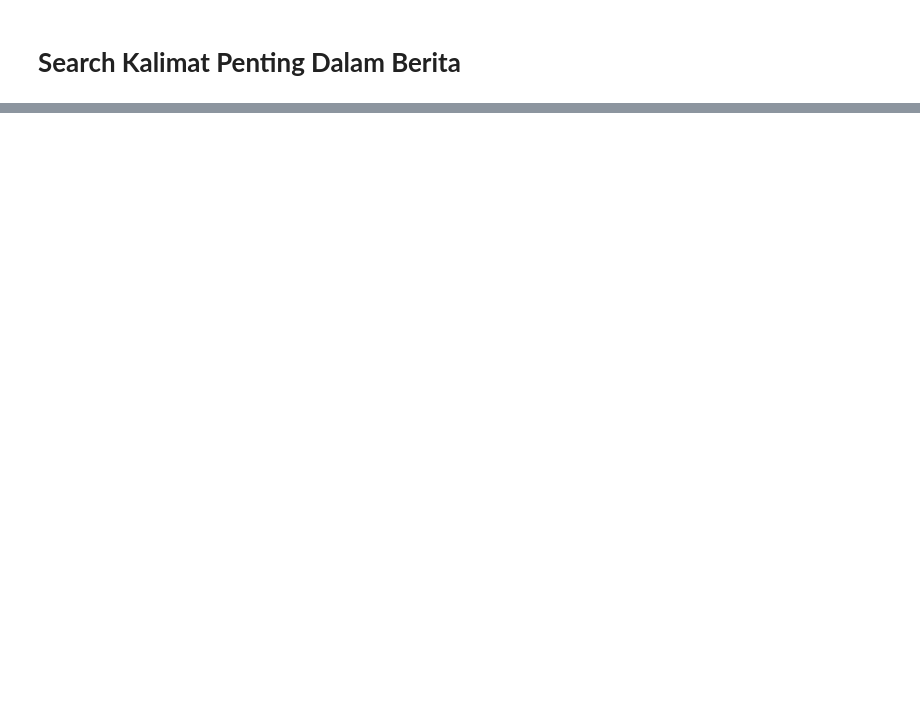
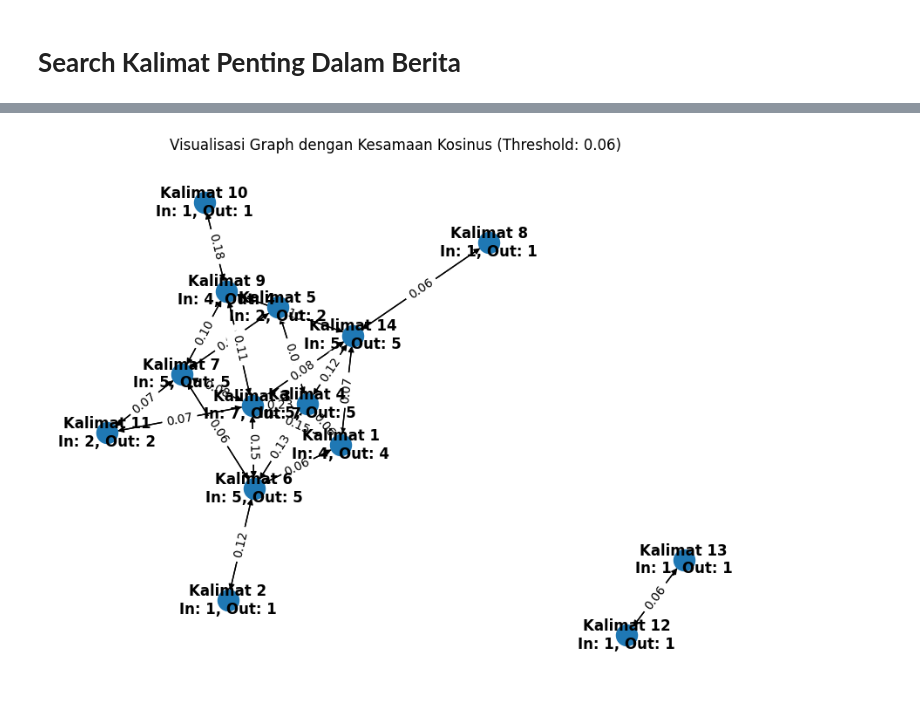
Before and after one commit to alisaSugiarti/ppw, a Jupyter notebook: _sources/Search Kalimat Penting Berita.ipynb, the cells around one changed output, grey strips where cells are left out. Drawn from its saved outputs; the diff is of its cells as text; code cells hidden in the pictures; blank space fills up the shorter version.

```diff
--- a/_sources/Search Kalimat Penting Berita.ipynb
+++ b/_sources/Search Kalimat Penting Berita.ipynb
@@ -220,3 +269,54 @@ plt.show()
+# %%
+import math
+from collections import Counter
+import networkx as nx
+from sklearn.metrics.pairwise import cosine_similarity
+import pandas as pd
+import matplotlib.pyplot as plt
+
+# Diasumsikan similarity_matrix sudah didefinisikan sebelumnya
+# Contoh similarity_matrix
+
+G = nx.DiGraph()  # Menggunakan Directed Graph agar dapat mengakses in_degree dan out_degree
+threshold = 0.06  # Threshold untuk menyambungkan node
+
+# Tambahkan semua node ke grafik
+num_nodes = len(similarity_matrix)
+G.add_nodes_from(range(num_nodes))
+
+# Tambahkan edge antara node yang nilainya melebihi threshold
+for i in range(num_nodes):
+    for j in range(num_nodes):
+        if i != j and similarity_matrix[i][j] > threshold:
+            similarity = round(similarity_matrix[i][j], 2)  # Bulatkan nilai ke 2 angka dibelakang koma
+            G.add_edge(i, j, weight=similarity)
+
+# Hitung indegree dan outdegree untuk setiap node
+indegree = dict(G.in_degree())
+outdegree = dict(G.out_degree())
+
+# Visualisasi grafik
+plt.figure(figsize=(8, 6))
+pos = nx.spring_layout(G)  # Menentukan layout grafik
+
+# Buat mapping untuk label node
+node_labels = {i: f"Kalimat {i + 1}\nIn: {indegree[i]}, Out: {outdegree[i]}" for i in range(num_nodes)}
+
+nx.draw(G, pos, with_labels=True, labels=node_labels, font_weight='bold')  # Menggambar grafik dengan label node
+edge_labels = nx.get_edge_attributes(G, 'weight')  # Mendapatkan atribut edge (bobot)
+# Mengubah nilai bobot menjadi string dengan 2 angka di belakang koma
+edge_labels = {(i, j): f"{weight:.2f}" for (i, j), weight in edge_labels.items()}
+nx.draw_networkx_edge_labels(G, pos, edge_labels=edge_labels)  # Menampilkan label bobot pada edge
+
+# Tambahkan label pada node yang tidak terhubung
+isolated_nodes = list(nx.isolates(G))
+if isolated_nodes:
+    pos_extra = {node: (pos[node][0], pos[node][1] + 0.1) for node in isolated_nodes}
+
+plt.title(f"Visualisasi Graph dengan Kesamaan Kosinus (Threshold: {threshold})")
+plt.show()
+# %% [output]
+[figure, added]
 # %%
 # Menghitung closeness centrality dari graph
 closeness = nx.closeness_centrality(G)
```
Also changed, not shown: parts of 12 cells of this notebook, 22 other files.
